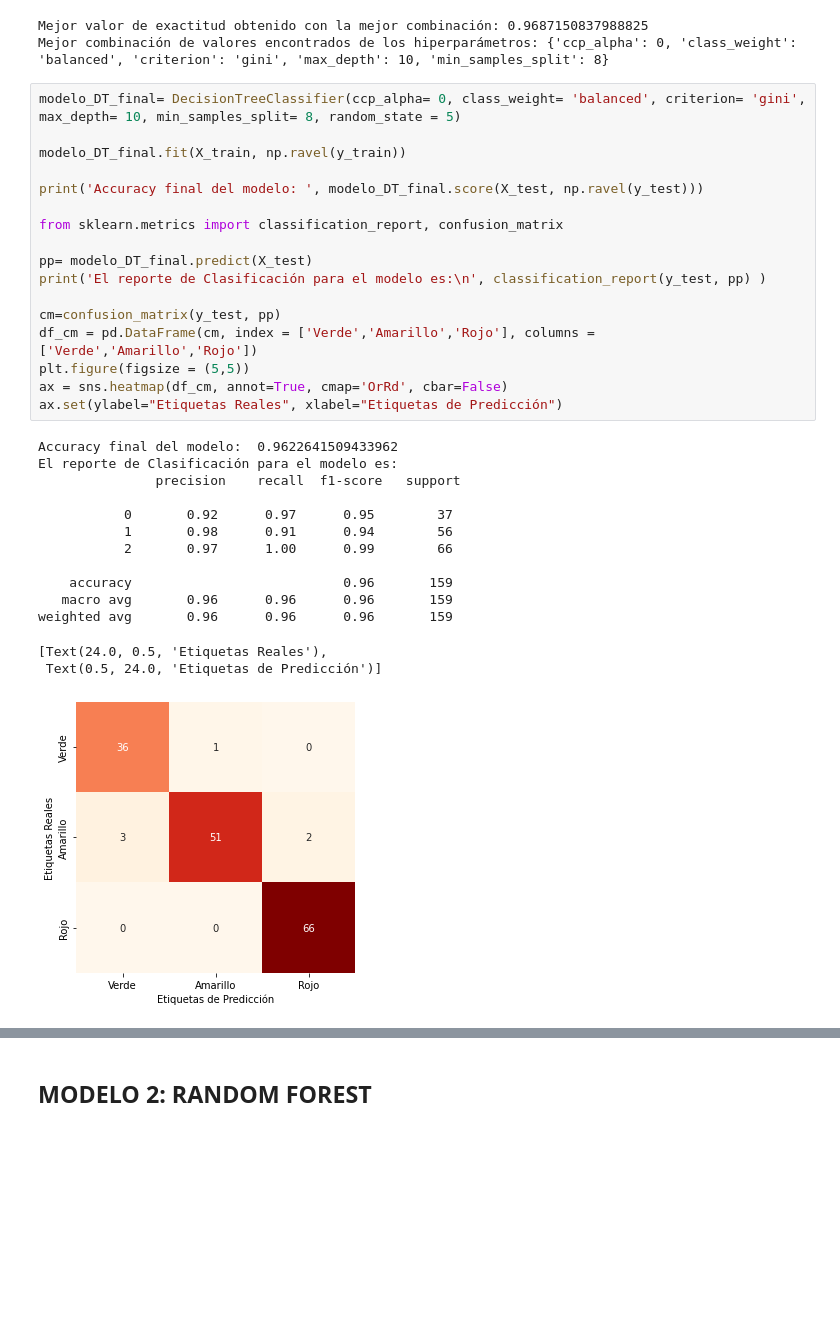
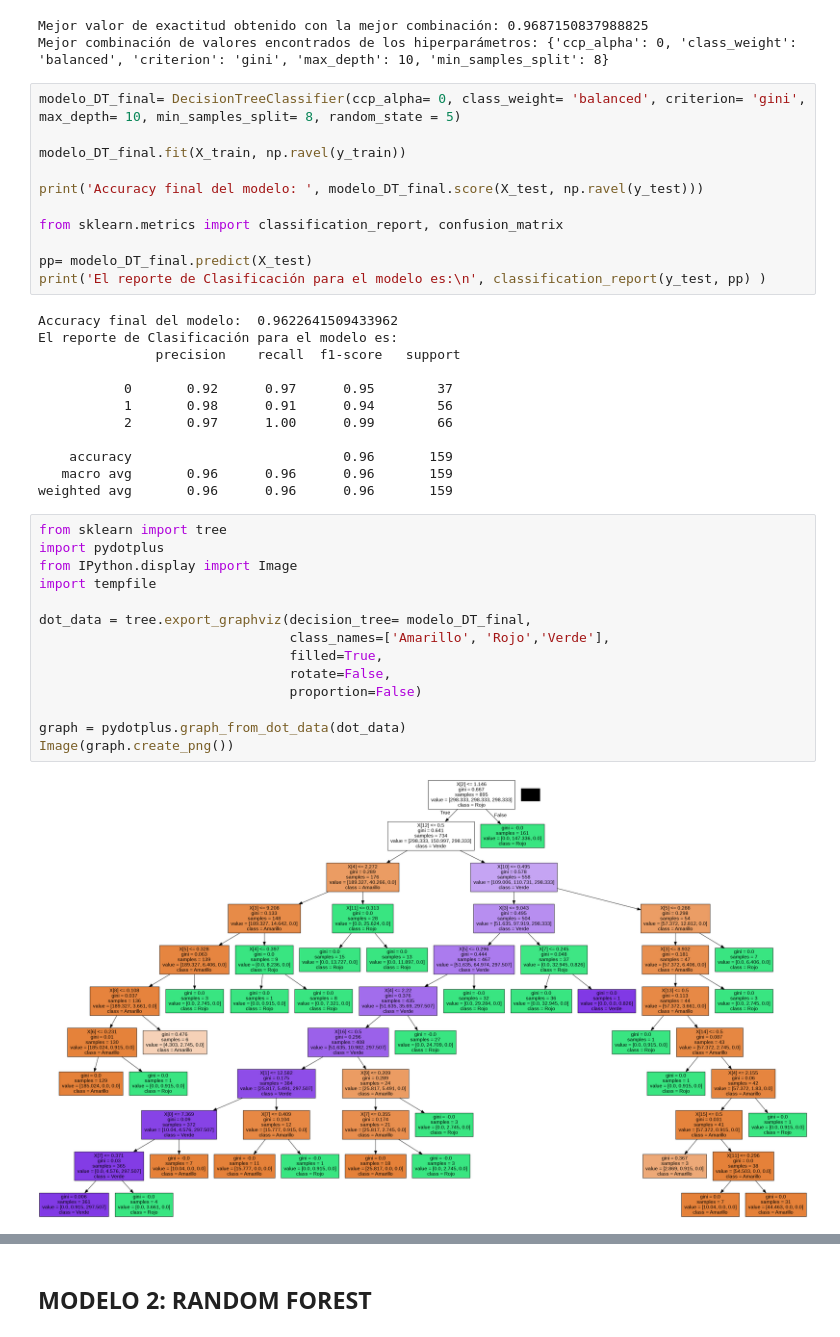
Before and after one commit to PosgradoMNA/actividades-del-projecto-team-1, a Jupyter notebook: Reto/Reto2_Equipo1.ipynb, the cells around one changed output, grey strips where cells are left out. Cells and saved outputs as stored; diff of their text form; blank space fills up the shorter version.

```diff
--- a/Reto/Reto2_Equipo1.ipynb
+++ b/Reto/Reto2_Equipo1.ipynb
@@ -1025,12 +1082,6 @@ from sklearn.metrics import classification_report, confusion_matrix
 
 pp= modelo_DT_final.predict(X_test)
 print('El reporte de Clasificación para el modelo es:\n', classification_report(y_test, pp) )
-
-cm=confusion_matrix(y_test, pp)
-df_cm = pd.DataFrame(cm, index = ['Verde','Amarillo','Rojo'], columns = ['Verde','Amarillo','Rojo'])
-plt.figure(figsize = (5,5))
-ax = sns.heatmap(df_cm, annot=True, cmap='OrRd', cbar=False)
-ax.set(ylabel="Etiquetas Reales", xlabel="Etiquetas de Predicción")
 # %% [output]
 Accuracy final del modelo:  0.9622641509433962
 El reporte de Clasificación para el modelo es:
@@ -1043,6 +1094,19 @@ El reporte de Clasificación para el modelo es:
     accuracy                           0.96       159
    macro avg       0.96      0.96      0.96       159
 weighted avg       0.96      0.96      0.96       159
-[Text(24.0, 0.5, 'Etiquetas Reales'),
- Text(0.5, 24.0, 'Etiquetas de Predicción')]
-[figure, removed]
+# %%
+from sklearn import tree
+import pydotplus
+from IPython.display import Image
+import tempfile
+
+dot_data = tree.export_graphviz(decision_tree= modelo_DT_final,
+                                class_names=['Amarillo', 'Rojo','Verde'],
+                                filled=True,
+                                rotate=False,
+                                proportion=False)
+
+graph = pydotplus.graph_from_dot_data(dot_data)
+Image(graph.create_png())
+# %% [output]
+[figure, added]
```
Also changed, not shown: parts of 30 cells of this notebook.
